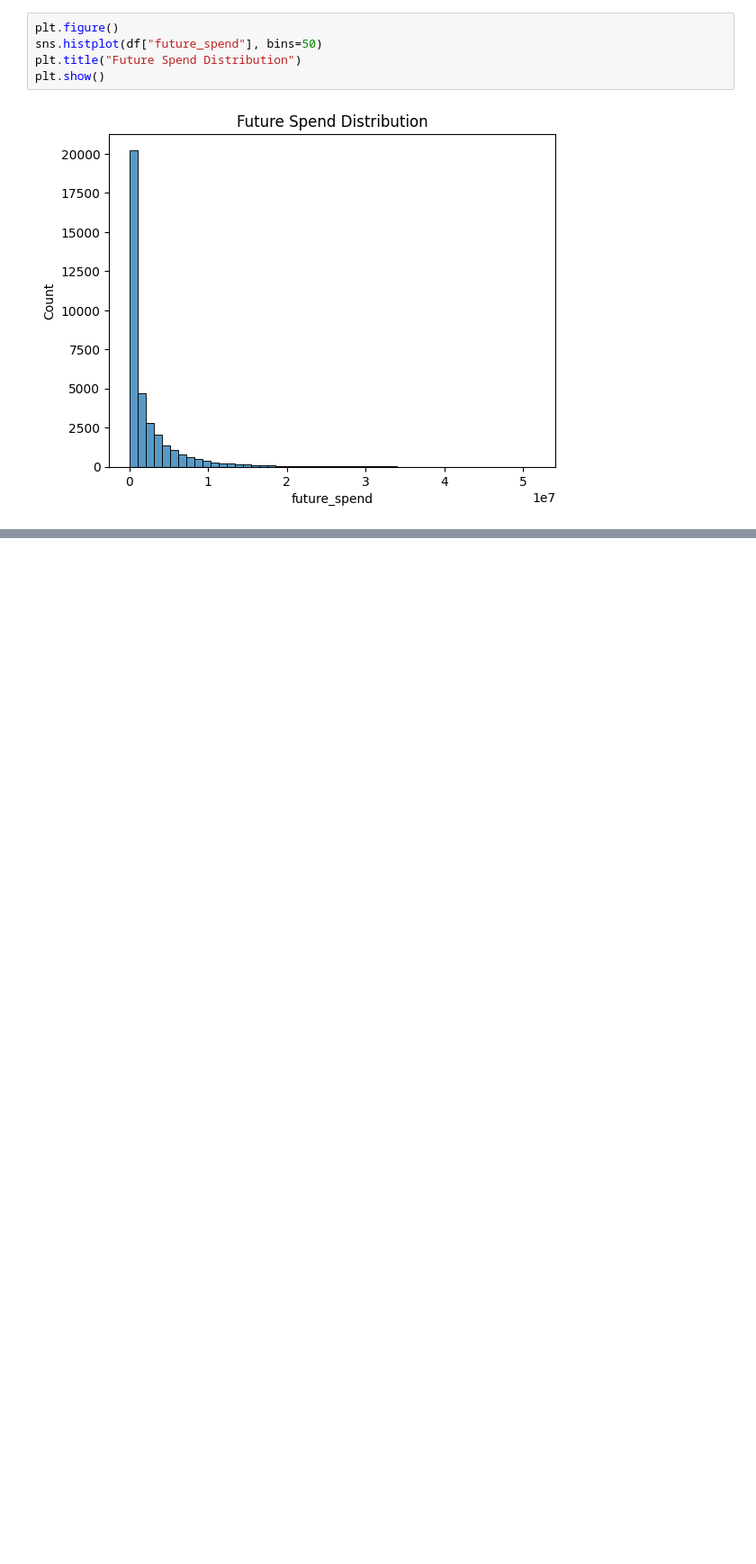
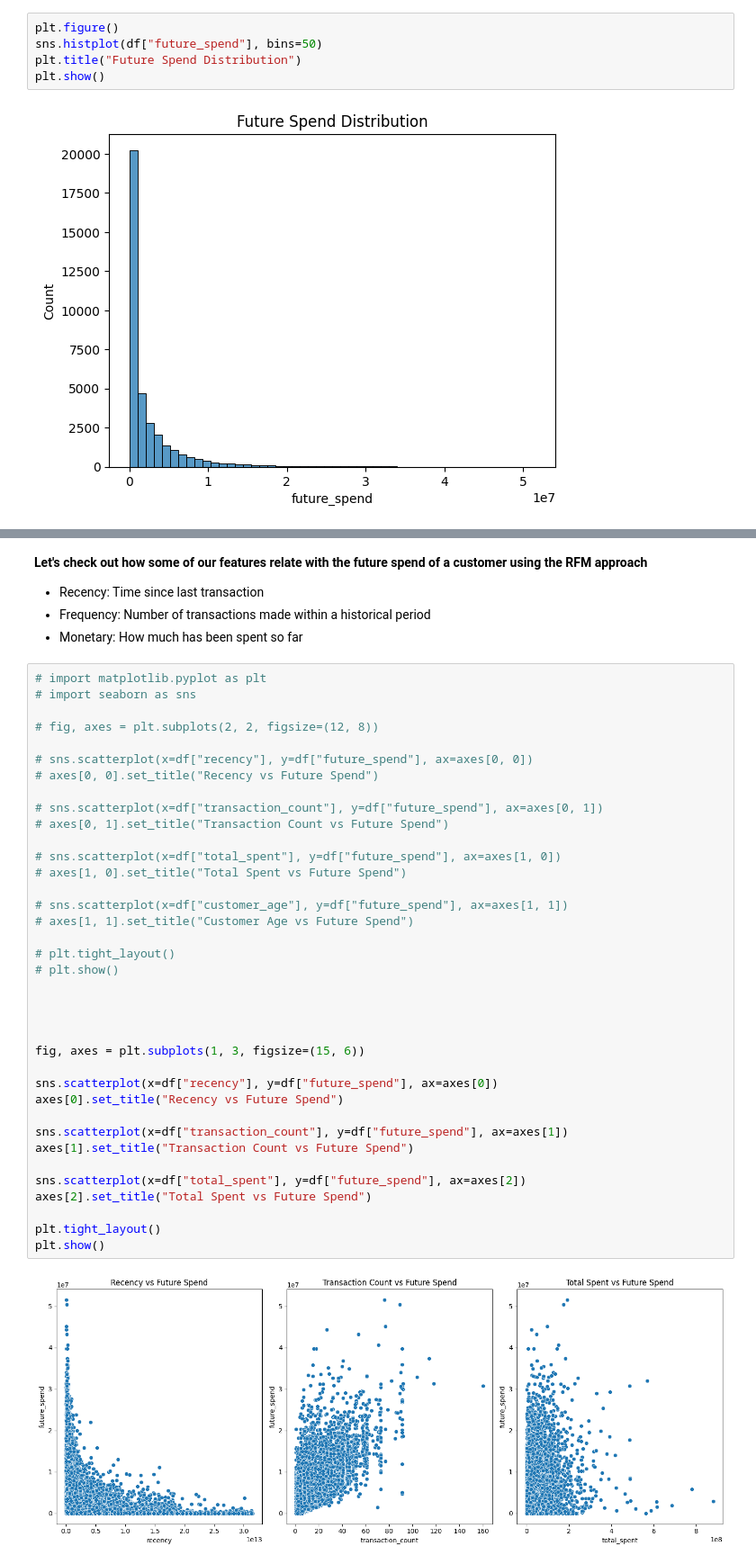
Before and after one commit to Danny-Dalo/Ecommerce-CLV-Prediction, a Jupyter notebook: notebooks/exploratory_analysis.ipynb, the cells around one changed output, grey strips where cells are left out. Shown at 90% size. Drawn from its saved outputs; the diff is of its cells as text; blank space fills up the shorter version.

```diff
--- a/notebooks/exploratory_analysis.ipynb
+++ b/notebooks/exploratory_analysis.ipynb
@@ -93,0 +101,44 @@ plt.show()
+# %% [markdown]
+__Let's check out how some of our features relate with the future spend of a customer using the RFM approach__
++ Recency: Time since last transaction
++ Frequency: Number of transactions made within a historical period
++ Monetary: How much has been spent so far
+# %%
+# import matplotlib.pyplot as plt
+# import seaborn as sns
+
+# fig, axes = plt.subplots(2, 2, figsize=(12, 8))
+
+# sns.scatterplot(x=df["recency"], y=df["future_spend"], ax=axes[0, 0])
+# axes[0, 0].set_title("Recency vs Future Spend")
+
+# sns.scatterplot(x=df["transaction_count"], y=df["future_spend"], ax=axes[0, 1])
+# axes[0, 1].set_title("Transaction Count vs Future Spend")
+
+# sns.scatterplot(x=df["total_spent"], y=df["future_spend"], ax=axes[1, 0])
+# axes[1, 0].set_title("Total Spent vs Future Spend")
+
+# sns.scatterplot(x=df["customer_age"], y=df["future_spend"], ax=axes[1, 1])
+# axes[1, 1].set_title("Customer Age vs Future Spend")
+
+# plt.tight_layout()
+# plt.show()
+
+
+
+
+fig, axes = plt.subplots(1, 3, figsize=(15, 6))
+
+sns.scatterplot(x=df["recency"], y=df["future_spend"], ax=axes[0])
+axes[0].set_title("Recency vs Future Spend")
+
+sns.scatterplot(x=df["transaction_count"], y=df["future_spend"], ax=axes[1])
+axes[1].set_title("Transaction Count vs Future Spend")
+
+sns.scatterplot(x=df["total_spent"], y=df["future_spend"], ax=axes[2])
+axes[2].set_title("Total Spent vs Future Spend")
+
+plt.tight_layout()
+plt.show()
+# %% [output]
+[figure, added]
```
Also changed, not shown: parts of 7 cells of this notebook.
